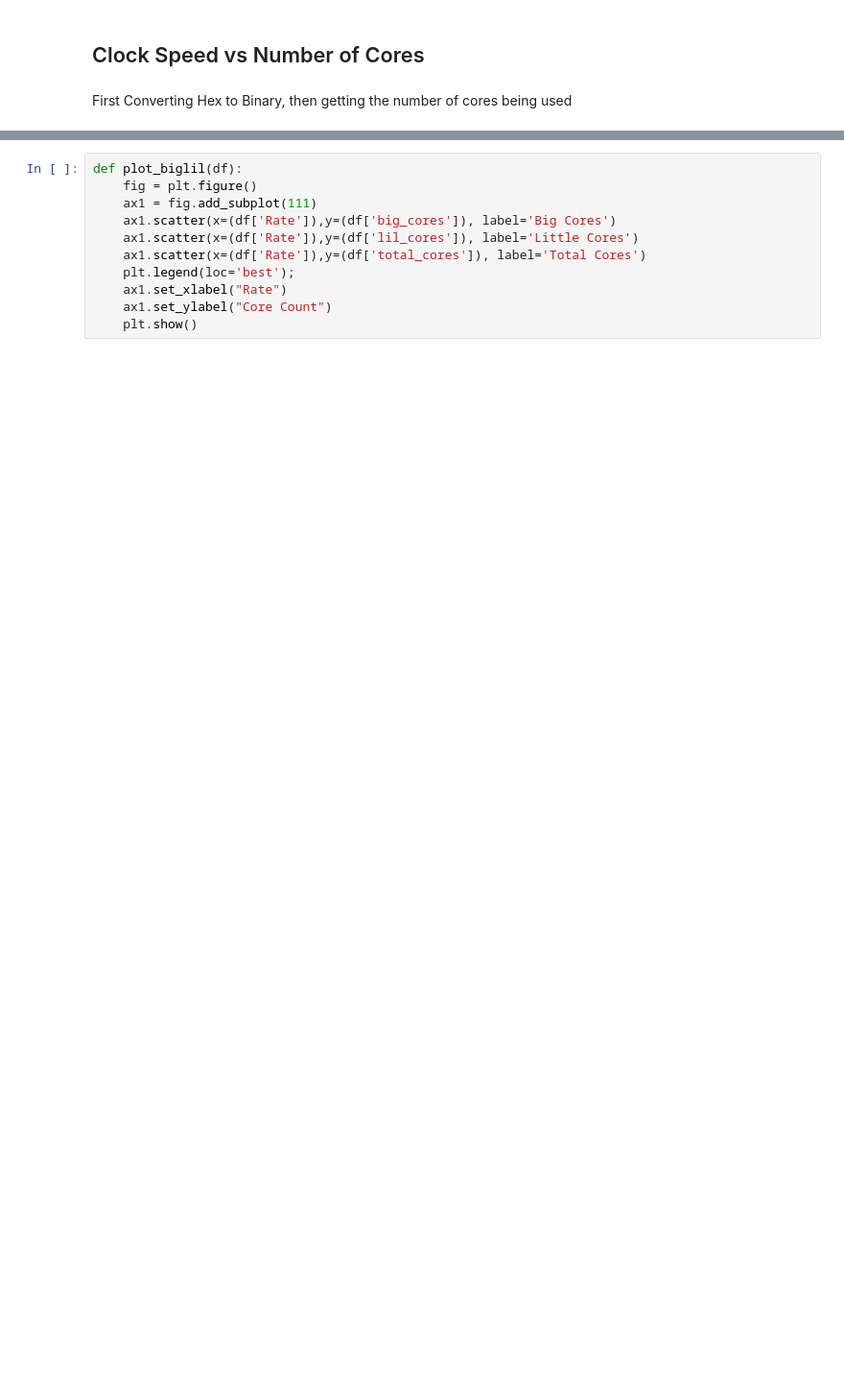
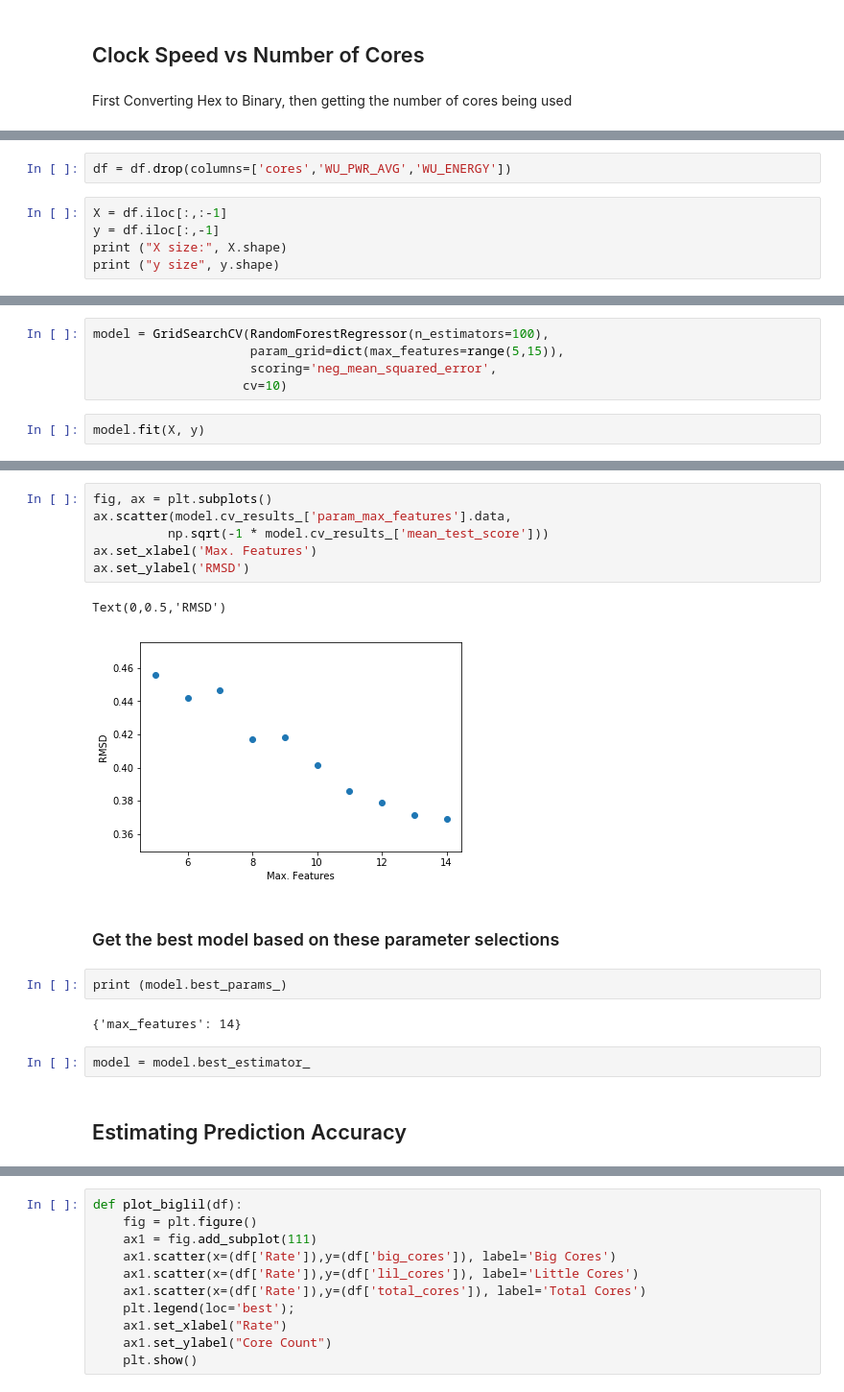
Before and after one commit to YulianaGomez/power, a Jupyter notebook: power_analysis.ipynb, the cells around one changed output, grey strips where cells are left out. Shown at 96% size. Drawn from its saved outputs; the diff is of its cells as text; blank space fills up the shorter version.

Commit message:
random forest regression semi working implementation

```diff
--- a/power_analysis.ipynb
+++ b/power_analysis.ipynb
@@ -108,0 +184,7 @@ df.plot(x='total_cores', y='Rate',kind='scatter',style='o')
+# %%
+df = df.drop(columns=['cores','WU_PWR_AVG','WU_ENERGY'])
+# %%
+X = df.iloc[:,:-1]
+y = df.iloc[:,-1]
+print ("X size:", X.shape)
+print ("y size", y.shape)
@@ -108,0 +204,7 @@ df.plot(x='total_cores', y='Rate',kind='scatter',style='o')
+# %%
+model = GridSearchCV(RandomForestRegressor(n_estimators=100),
+                     param_grid=dict(max_features=range(5,15)),
+                     scoring='neg_mean_squared_error',
+                    cv=10)
+# %%
+model.fit(X, y)
@@ -108,0 +223,19 @@ df.plot(x='total_cores', y='Rate',kind='scatter',style='o')
+# %%
+fig, ax = plt.subplots()
+ax.scatter(model.cv_results_['param_max_features'].data,
+          np.sqrt(-1 * model.cv_results_['mean_test_score']))
+ax.set_xlabel('Max. Features')
+ax.set_ylabel('RMSD')
+# %% [output]
+Text(0,0.5,'RMSD')
+[figure, added]
+# %% [markdown]
+### Get the best model based on these parameter selections
+# %%
+print (model.best_params_)
+# %% [output]
+{'max_features': 14}
+# %%
+model = model.best_estimator_
+# %% [markdown]
+## Estimating Prediction Accuracy
```
Also changed, not shown: parts of 22 cells of this notebook.
